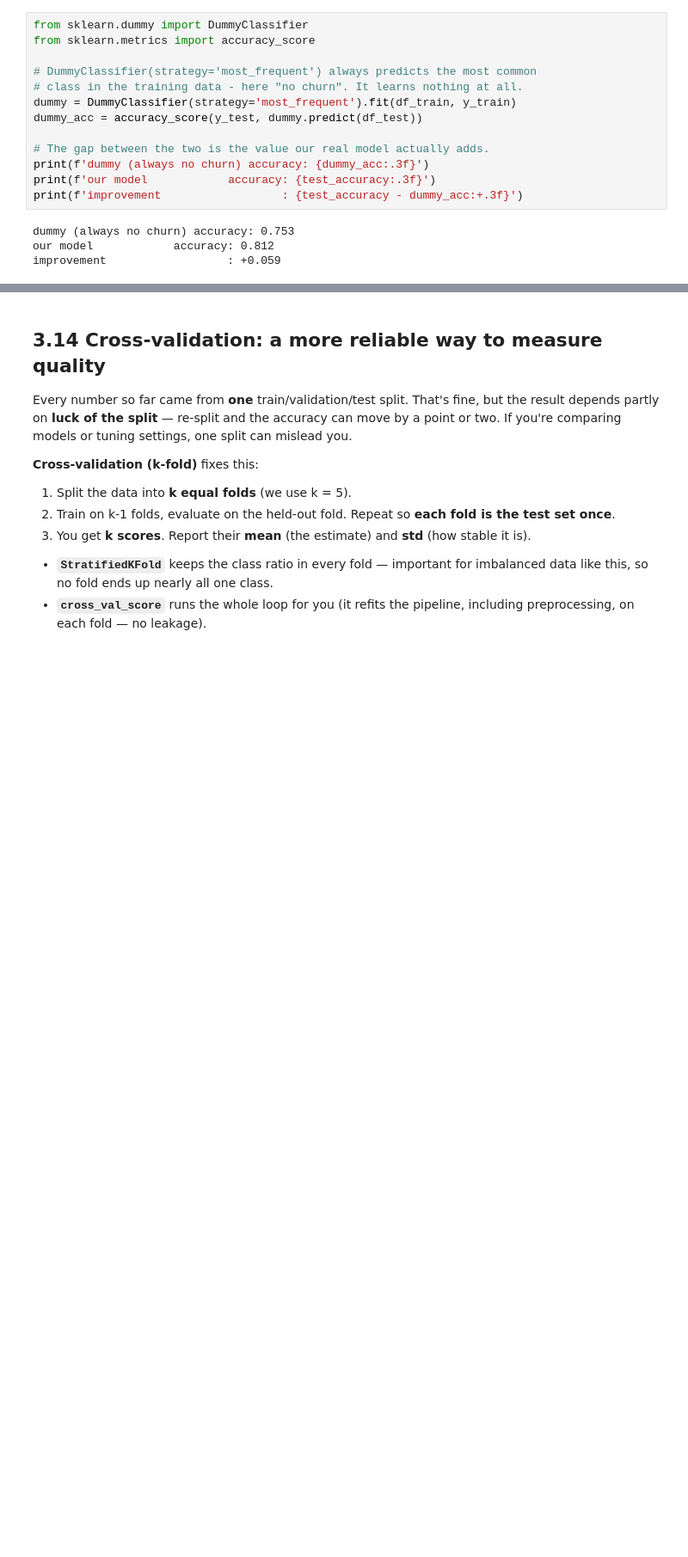
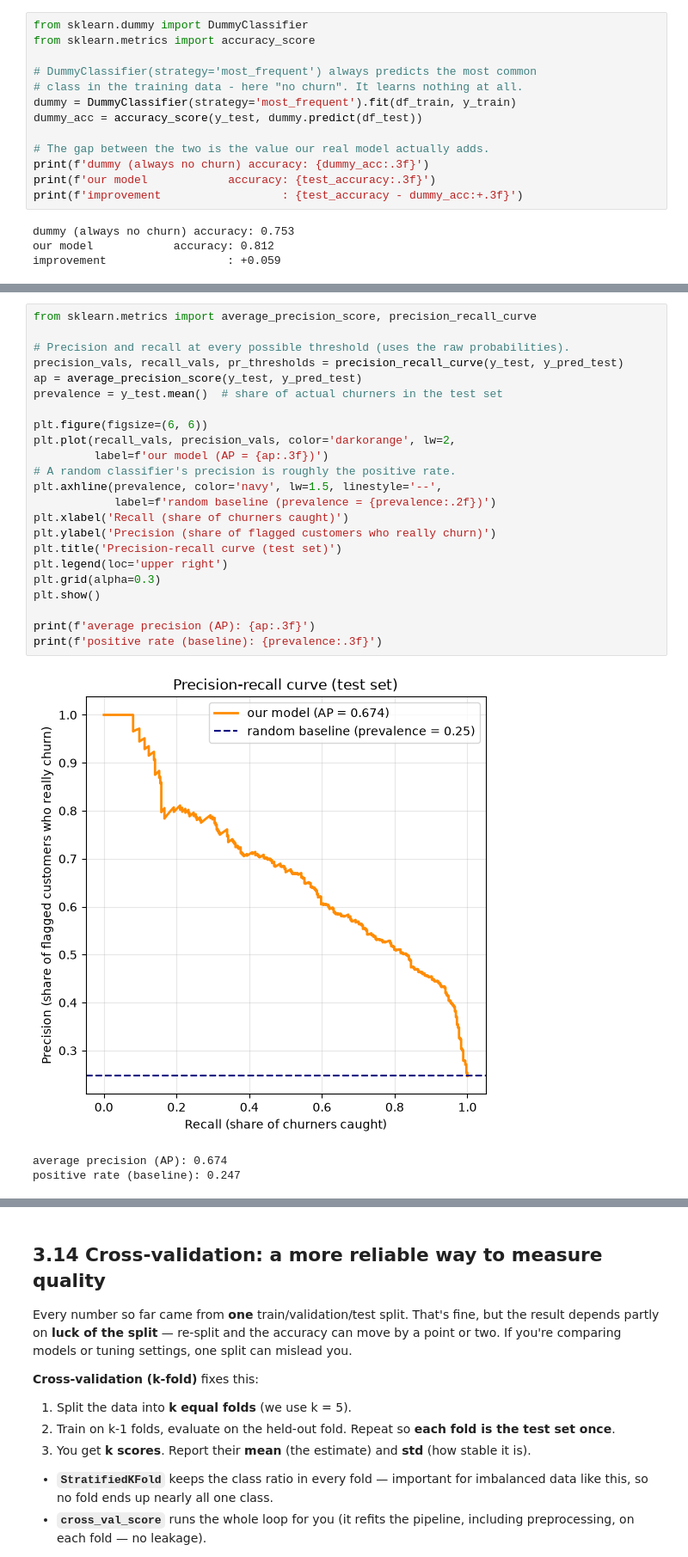
Before and after one commit to cancinoray/mlzoomcamp-2026, a Jupyter notebook: notebooks/03-churn-telco-customer-prediction-sklearn.ipynb, the cells around one changed output, grey strips where cells are left out. Shown at 86% size. Saved outputs shown, nothing was run; the diff lists cells and outputs as text; blank space fills up the shorter version.

```diff
--- a/notebooks/03-churn-telco-customer-prediction-sklearn.ipynb
+++ b/notebooks/03-churn-telco-customer-prediction-sklearn.ipynb
@@ -1111,0 +1323,27 @@ chance — even though a single 0.5 cutoff (Step 3) doesn't nail the trade-off.
+# %%
+from sklearn.metrics import average_precision_score, precision_recall_curve
+
+# Precision and recall at every possible threshold (uses the raw probabilities).
+precision_vals, recall_vals, pr_thresholds = precision_recall_curve(y_test, y_pred_test)
+ap = average_precision_score(y_test, y_pred_test)
+prevalence = y_test.mean()  # share of actual churners in the test set
+
+plt.figure(figsize=(6, 6))
+plt.plot(recall_vals, precision_vals, color='darkorange', lw=2,
+         label=f'our model (AP = {ap:.3f})')
+# A random classifier's precision is roughly the positive rate.
+plt.axhline(prevalence, color='navy', lw=1.5, linestyle='--',
+            label=f'random baseline (prevalence = {prevalence:.2f})')
+plt.xlabel('Recall (share of churners caught)')
+plt.ylabel('Precision (share of flagged customers who really churn)')
+plt.title('Precision-recall curve (test set)')
+plt.legend(loc='upper right')
+plt.grid(alpha=0.3)
+plt.show()
+
+print(f'average precision (AP): {ap:.3f}')
+print(f'positive rate (baseline): {prevalence:.3f}')
+# %% [output]
+[figure, added]
+average precision (AP): 0.674
+positive rate (baseline): 0.247
```
Also changed, not shown: parts of 29 cells of this notebook, 4 other files.
